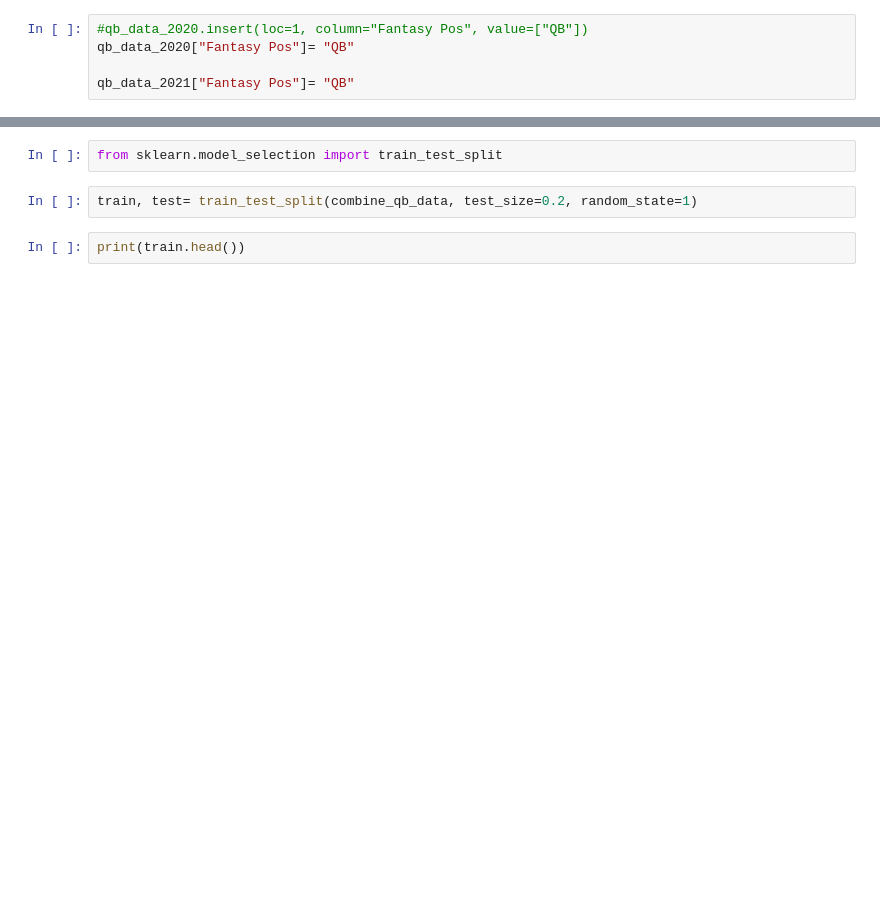
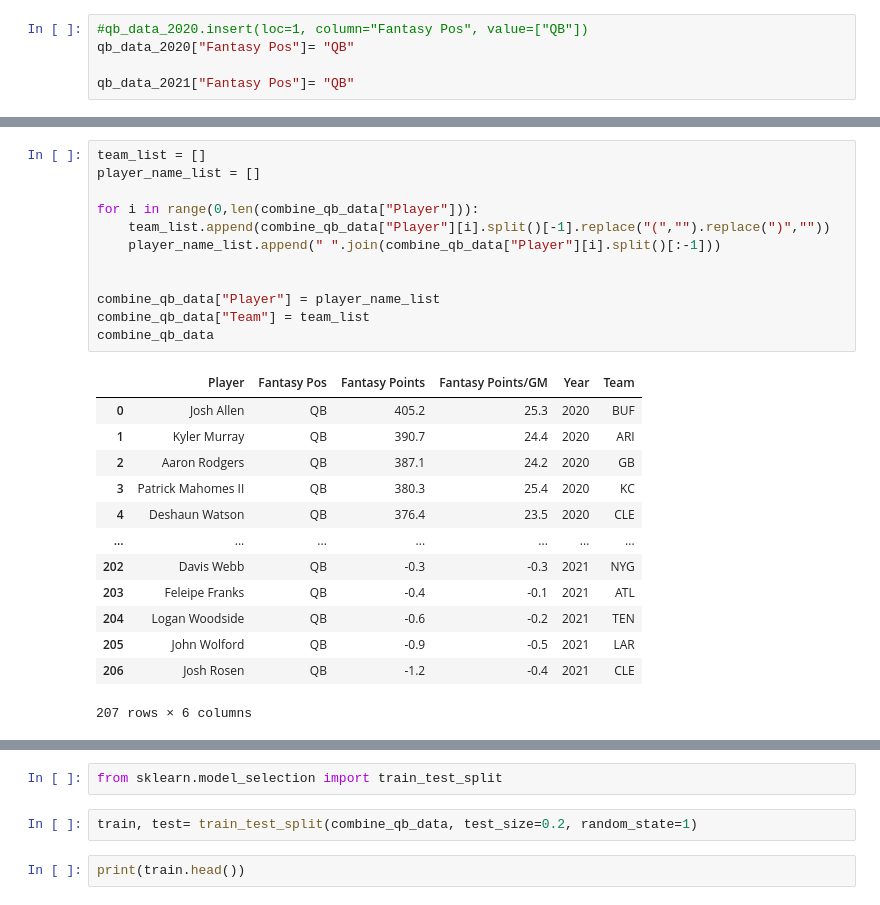
Before and after one commit to Schaakattack/Sure_Bet, a Jupyter notebook: qb_data2.ipynb, the cells around one changed output, grey strips where cells are left out. Drawn from its saved outputs; the diff is of its cells as text; blank space fills up the shorter version.

```diff
--- a/qb_data2.ipynb
+++ b/qb_data2.ipynb
@@ -199,0 +217,26 @@ combine_qb_data
+# %%
+team_list = []
+player_name_list = []
+
+for i in range(0,len(combine_qb_data["Player"])):
+    team_list.append(combine_qb_data["Player"][i].split()[-1].replace("(","").replace(")",""))
+    player_name_list.append(" ".join(combine_qb_data["Player"][i].split()[:-1]))
+
+
+combine_qb_data["Player"] = player_name_list
+combine_qb_data["Team"] = team_list
+combine_qb_data
+# %% [output]
+|  | Player | Fantasy Pos | Fantasy Points | Fantasy Points/GM | Year | Team |
+| 0 | Josh Allen | QB | 405.2 | 25.3 | 2020 | BUF |
+| 1 | Kyler Murray | QB | 390.7 | 24.4 | 2020 | ARI |
+| 2 | Aaron Rodgers | QB | 387.1 | 24.2 | 2020 | GB |
+| 3 | Patrick Mahomes II | QB | 380.3 | 25.4 | 2020 | KC |
+| 4 | Deshaun Watson | QB | 376.4 | 23.5 | 2020 | CLE |
+| ... | ... | ... | ... | ... | ... | ... |
+| 202 | Davis Webb | QB | -0.3 | -0.3 | 2021 | NYG |
+| 203 | Feleipe Franks | QB | -0.4 | -0.1 | 2021 | ATL |
+| 204 | Logan Woodside | QB | -0.6 | -0.2 | 2021 | TEN |
+| 205 | John Wolford | QB | -0.9 | -0.5 | 2021 | LAR |
+| 206 | Josh Rosen | QB | -1.2 | -0.4 | 2021 | CLE |
+207 rows × 6 columns
```
Also changed, not shown: parts of 13 cells of this notebook.
